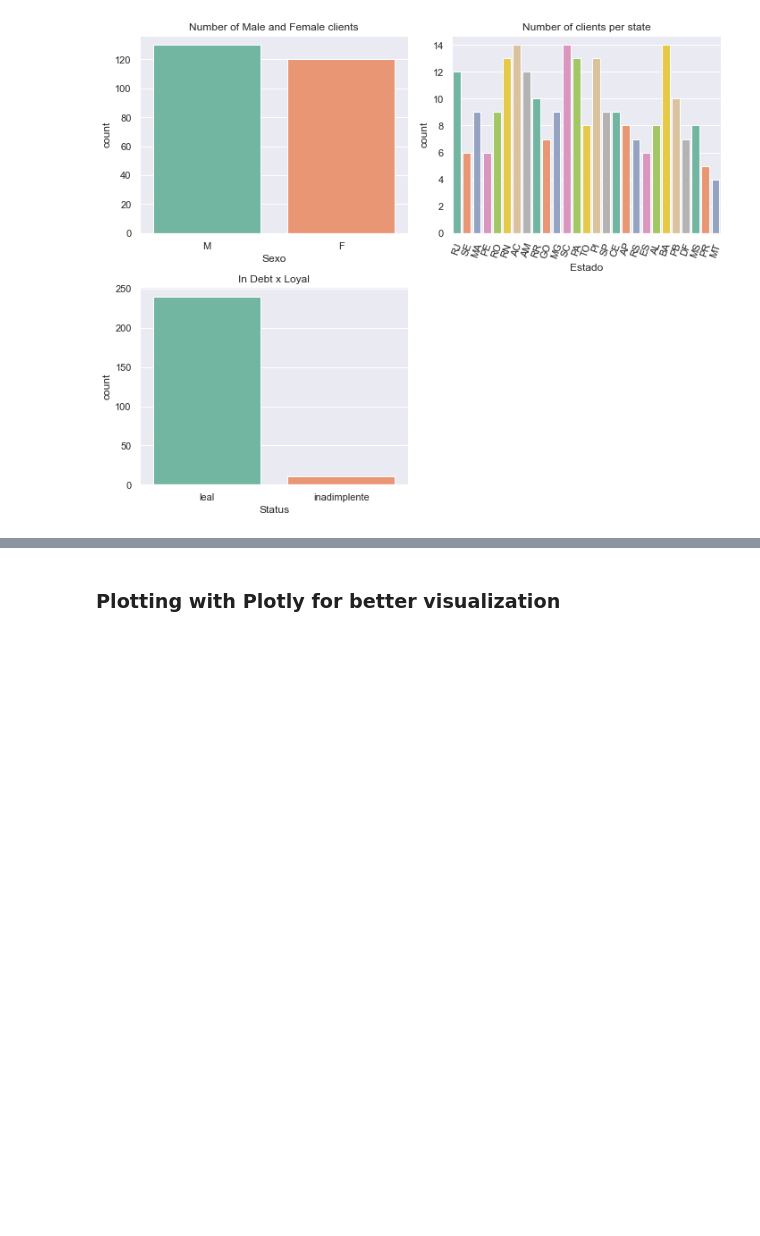
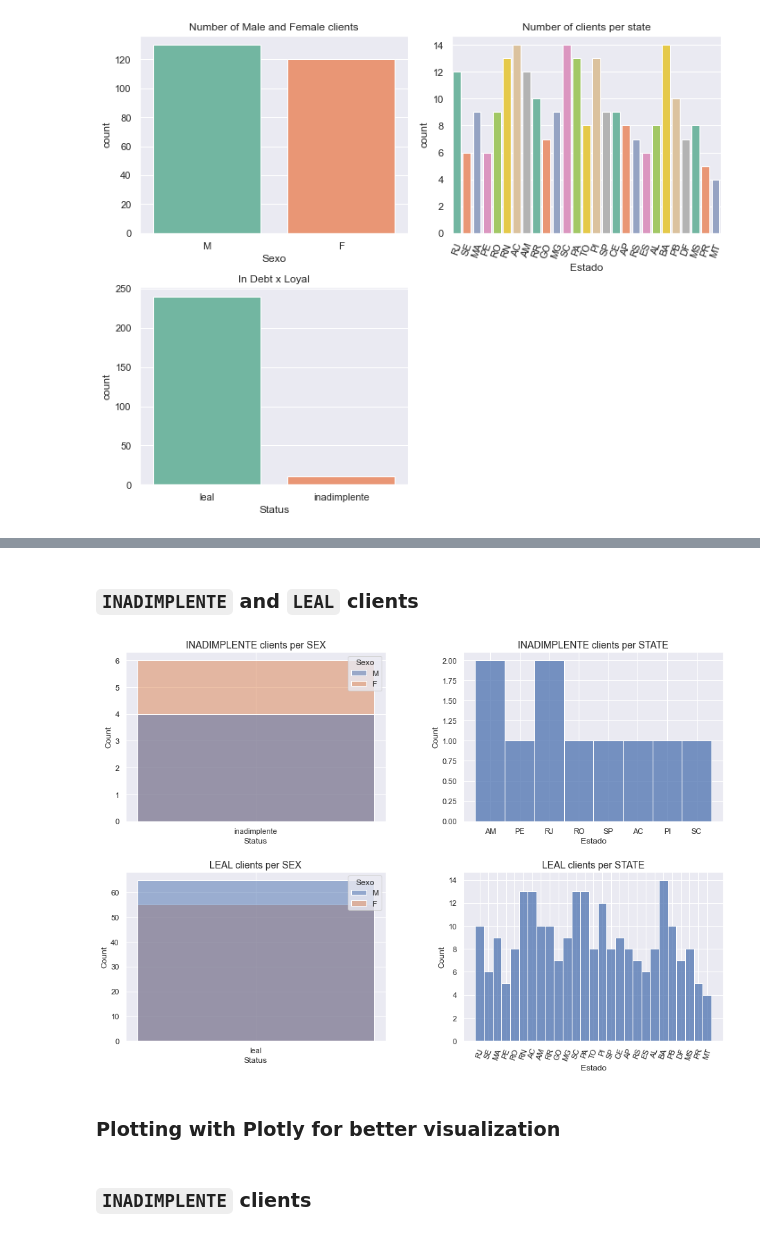
Before and after one commit to Massato01/WBK-Clients-Prediction, a Jupyter notebook: scripts/WBKClientsEDA.ipynb, the cells around one changed output, grey strips where cells are left out. Drawn from its saved outputs; the diff is of its cells as text; code cells hidden in the pictures; blank space fills up the shorter version.

```diff
--- a/scripts/WBKClientsEDA.ipynb
+++ b/scripts/WBKClientsEDA.ipynb
@@ -171,3 +162,44 @@ No artists with labels found to put in legend.  Note that artists whose label st
+# %%
+# Filtering only the INADIMPLENTE clients
+inadimplente_clients = df_NND[df_NND['Status'] == 'inadimplente']
+
+# Filtering only the FIEL clients
+leal_clients = df_NND[df_NND['Status'] == 'leal']
+# %% [markdown]
+### `INADIMPLENTE` and `LEAL` clients
+# %%
+plt.figure(figsize=(15, 10))
+
+# INADIMPLENTE clients per SEX
+plt.subplot(2, 2, 1)
+sns.histplot(data = inadimplente_clients, x = 'Status', hue = df_NND[df_NND['Status'] == 'inadimplente']['Sexo']).set_title('INADIMPLENTE clients per SEX', fontsize = 14);
+
+# INADIMPLENTE clients per STATE
+plt.subplot(2, 2, 2)
+sns.histplot(data = inadimplente_clients, x = 'Estado').set_title('INADIMPLENTE clients per STATE', fontsize = 14);
+
+
+# LEAL clients per SEX
+plt.subplot(2, 2, 3)
+sns.histplot(data = leal_clients[:120], x = 'Status', hue = df_NND[df_NND['Status'] == 'leal']['Sexo'][:120]).set_title('LEAL clients per SEX', fontsize = 14)
+
+
+# LEAL clients per STATE
+plt.subplot(2, 2, 4)
+sns.histplot(data = leal_clients, x = 'Estado').set_title('LEAL clients per STATE', fontsize = 14)
+plt.xticks(rotation = 70)
+
+
+# plt.tight_layout()
+plt.subplots_adjust(left=0.1,
+                    bottom=0.1,
+                    # right=0.9,
+                    # top=0.9,
+                    wspace=0.3,
+                    hspace=0.3)
+plt.show()
+# %% [output]
+[figure, added]
 # %% [markdown]
 ### **Plotting with Plotly for better visualization**
 # %%
@@ -182,0 +221,2 @@ fig.show()
+# %% [markdown]
+### **`INADIMPLENTE` clients**
```
Also changed, not shown: parts of 12 cells of this notebook, 1 other file.
